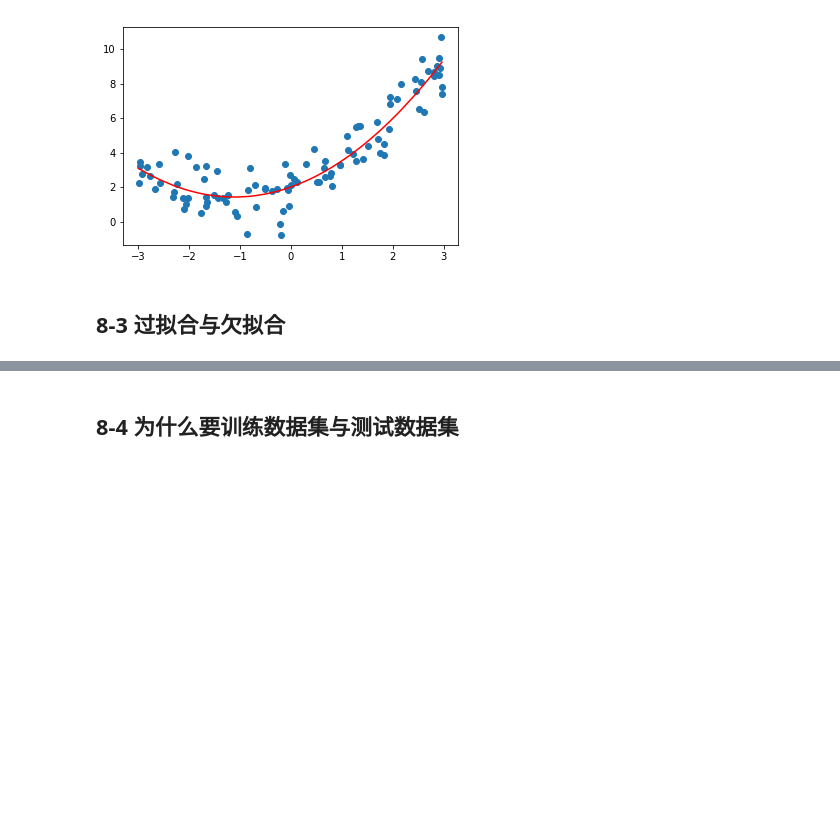
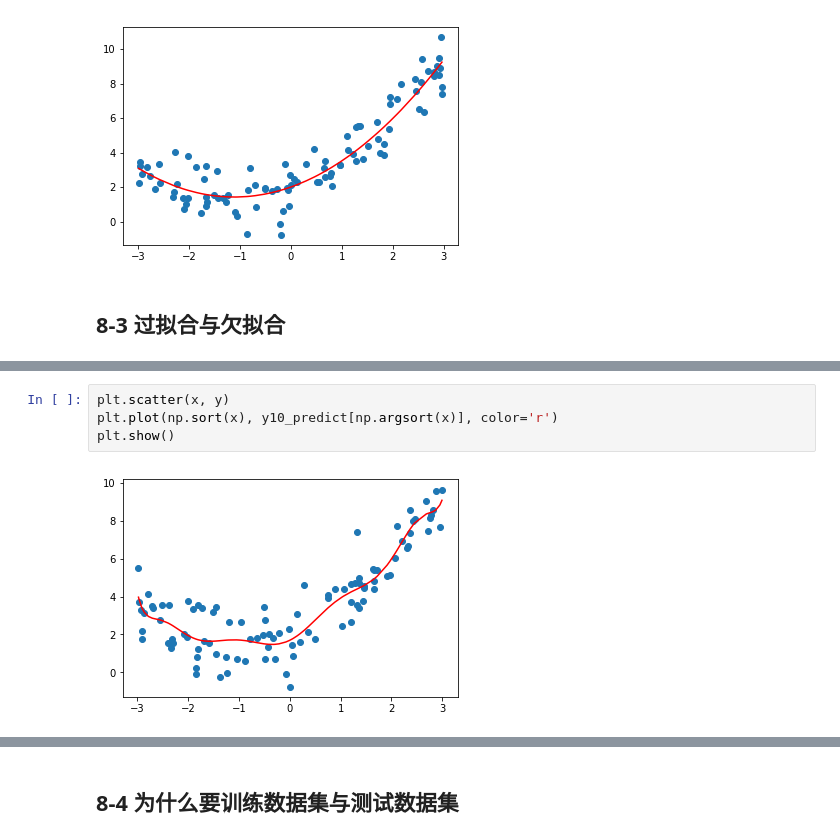
Before and after one commit to JinNiuMengMeng/deep_learn, a Jupyter notebook: Data_Handle/Python3入门机器学习算法与应用-慕课/08_第八章-多项式回归与模型泛化.ipynb, the cells around one changed output, grey strips where cells are left out. Saved outputs shown, nothing was run; the diff lists cells and outputs as text; blank space fills up the shorter version.

```diff
--- a/Data_Handle/Python3入门机器学习算法与应用-慕课/08_第八章-多项式回归与模型泛化.ipynb
+++ b/Data_Handle/Python3入门机器学习算法与应用-慕课/08_第八章-多项式回归与模型泛化.ipynb
@@ -176,0 +246,6 @@ y = np.random.normal(-1, 1, size=100)
+# %%
+plt.scatter(x, y)
+plt.plot(np.sort(x), y10_predict[np.argsort(x)], color='r')
+plt.show()
+# %% [output]
+[figure, added]
```
Also changed, not shown: parts of 68 cells of this notebook, 18 other files.
